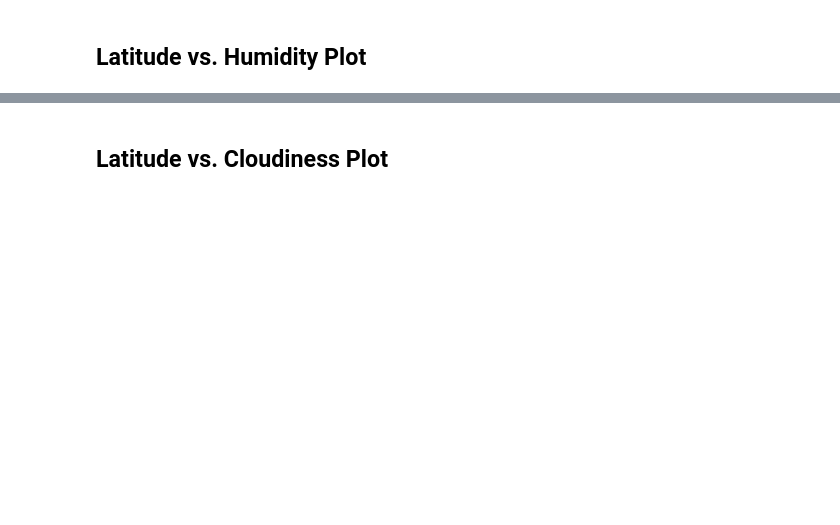
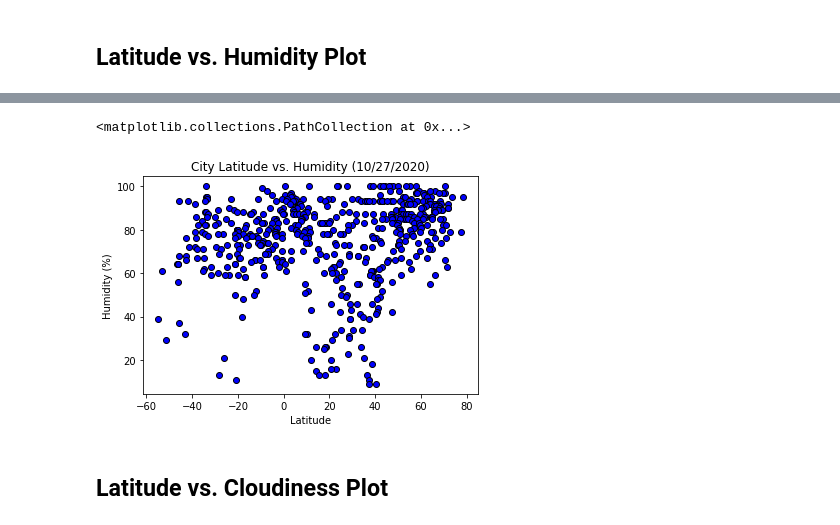
Before and after one commit to RBLevine/python-api-challenge, a Jupyter notebook: WeatherPy/WeatherPy.ipynb, the cells around one changed output, grey strips where cells are left out. Saved outputs shown, nothing was run; the diff lists cells and outputs as text; code cells hidden in the pictures; blank space fills up the shorter version.

```diff
--- a/WeatherPy/WeatherPy.ipynb
+++ b/WeatherPy/WeatherPy.ipynb
@@ -190,2 +208,10 @@ There are no columns to drop
+# %%
+plt.title("City Latitude vs. Humidity (10/27/2020)")
+plt.xlabel("Latitude")
+plt.ylabel("Humidity (%)")
+plt.scatter(weatherPyCSV["Lat"], weatherPyCSV["Humidity"], marker="o", facecolors="blue", edgecolors="black")
+# %% [output]
+<matplotlib.collections.PathCollection at 0x...>
+[figure, added]
 # %% [markdown]
 ## Latitude vs. Cloudiness Plot
```
Also changed, not shown: parts of 34 cells of this notebook, 2 other files.
